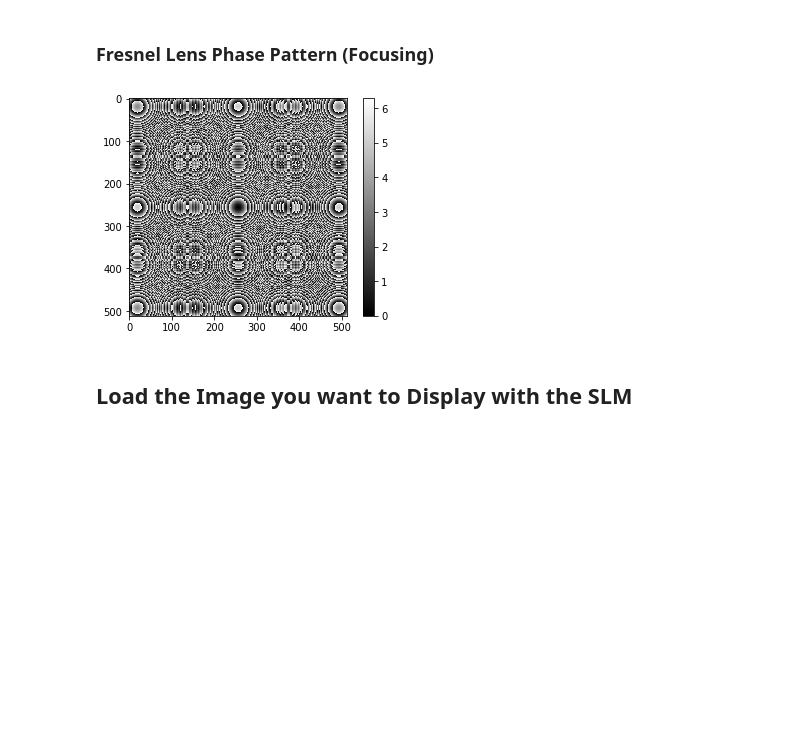
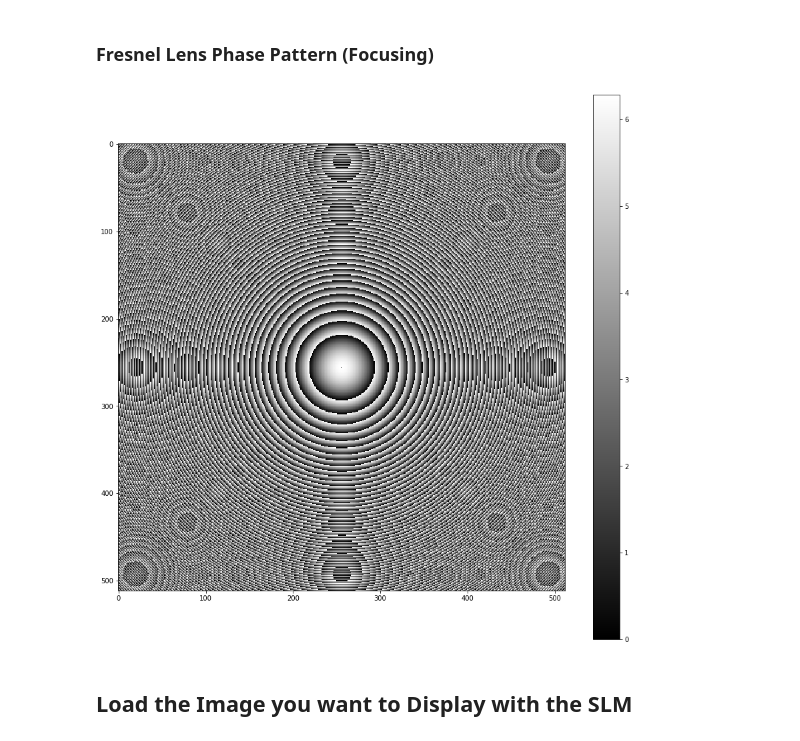
Before and after one commit to Molecular-Nanophotonics/SLMLab, a Jupyter notebook: SLM Workspace/SLM_Images.ipynb, the cells around one changed output. Saved outputs shown, nothing was run; the diff lists cells and outputs as text; code cells hidden in the pictures; blank space fills up the shorter version.

```diff
--- a/SLM Workspace/SLM_Images.ipynb
+++ b/SLM Workspace/SLM_Images.ipynb
@@ -28,7 +28,7 @@ Setup the parameters for the SLM and the setup
 dimx = 512
 dimy = 512
 # Pixel pitch in micrometer
-pp = 15
+pitch = 15
 # Wavelength in nanometer
 lda = 532
 
@@ -54,14 +53,16 @@ phase_grating = phase_grating/(2*pi)*65535 # 2**16 - 1
 ### Fresnel Lens Phase Pattern (Focusing)
 # %%
 # Focal length in mm
-f = 100
-phase_fresnel = np.mod(pi/(lda*1e-9*f*1e-3)*((x - dimx/2)**2 + (y - dimy/2)**2)*(pp*1e-6)**2, 2*pi)
+f = -300
+phase_fresnel = np.mod(pi/(lda*1e-9*f*1e-3)*((x - dimx/2)**2 + (y - dimy/2)**2)*(pitch*1e-6)**2, 2*pi)
+
+plt.figure(figsize=(15,15))
 
 plt.imshow(phase_fresnel, cmap='gray', vmin=0, vmax=2*pi)
 plt.colorbar()
 plt.show()
 # %% [output]
-[figure, old version]
+[figure, new version]
 # %%
 # Convert phase to 16 bit
 phase_fresnel = phase_fresnel/(2*pi)*65535 # 2**16 - 1
```
Also changed, not shown: parts of 5 cells of this notebook, 21 other files.
